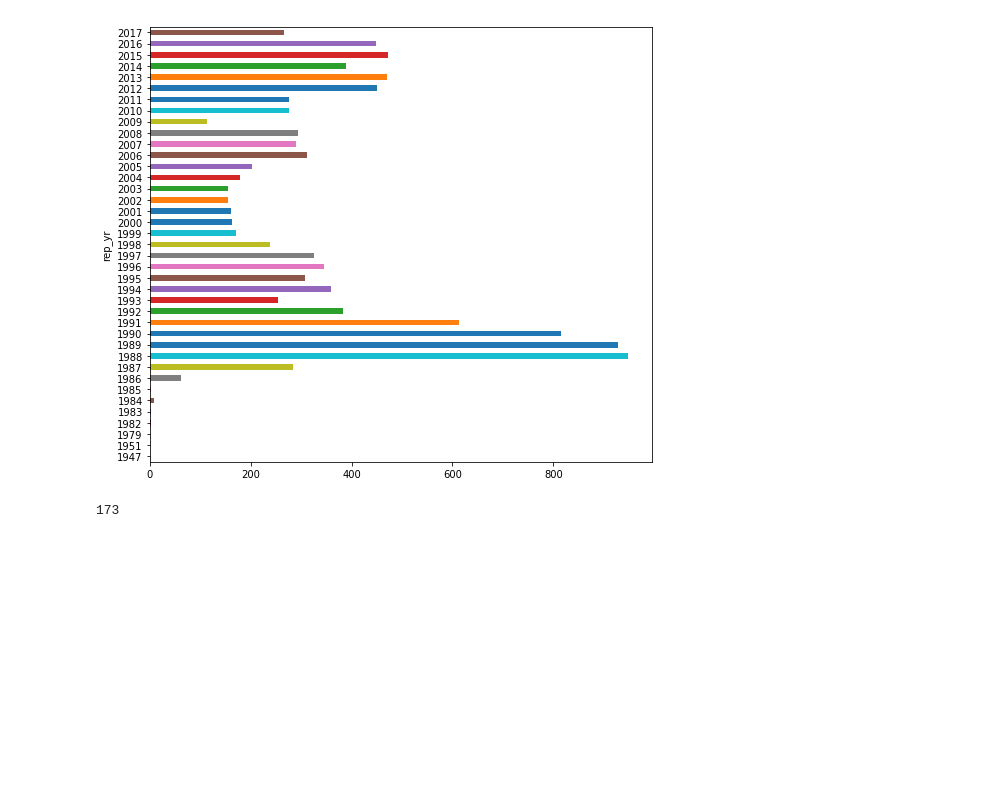
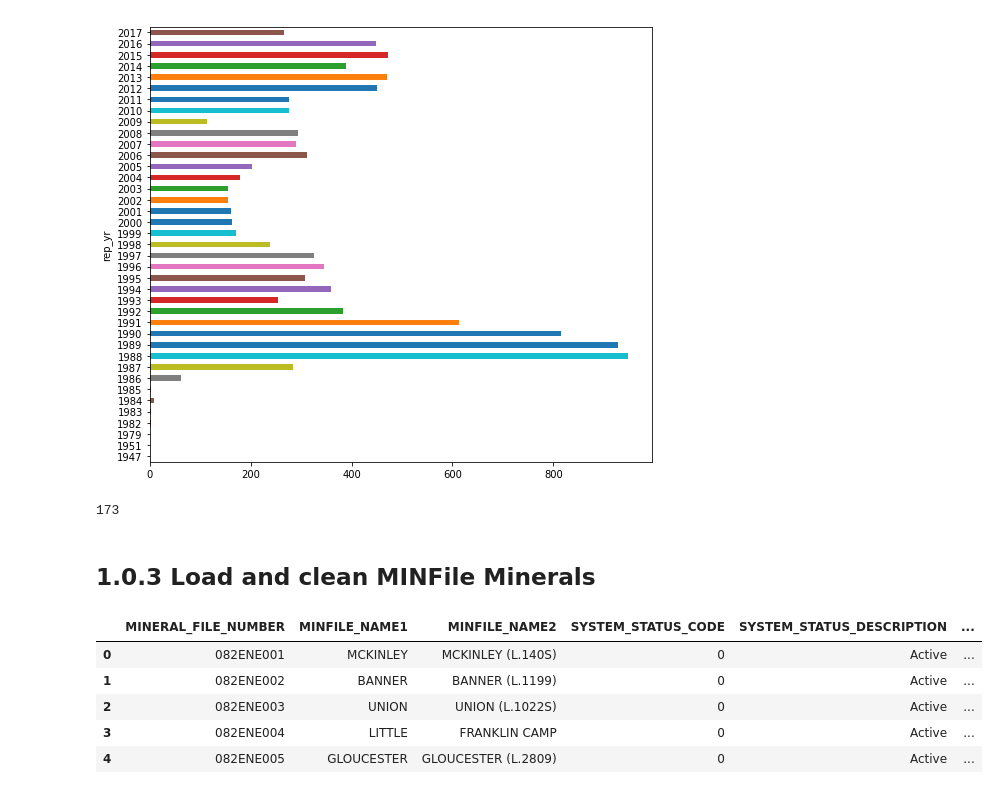
Before and after one commit to produvia/mapo, a Jupyter notebook: EDA/2018-04-01-minfile-analysis-datestamps.ipynb, the cells around one changed output. Saved outputs shown, nothing was run; the diff lists cells and outputs as text; code cells hidden in the pictures; blank space fills up the shorter version.

```diff
--- a/EDA/2018-04-01-minfile-analysis-datestamps.ipynb
+++ b/EDA/2018-04-01-minfile-analysis-datestamps.ipynb
@@ -240,3 +248,5 @@ gold = df_min[df_min.commodity == 'Cobalt']
 len(gold)
 # %% [output]
 173
+# %% [markdown]
+## 1.0.3 Load and clean MINFile Minerals
@@ -242,0 +255,9 @@ len(gold)
+# %%
+mf_minerals.head()
+# %% [output]
+|  | MINERAL_FILE_NUMBER | MINFILE_NAME1 | MINFILE_NAME2 | SYSTEM_STATUS_CODE | SYSTEM_STATUS_DESCRIPTION | ... |
+| 0 | 082ENE001 | MCKINLEY | MCKINLEY (L.140S) | 0 | Active | ... |
+| 1 | 082ENE002 | BANNER | BANNER (L.1199) | 0 | Active | ... |
+| 2 | 082ENE003 | UNION | UNION (L.1022S) | 0 | Active | ... |
+| 3 | 082ENE004 | LITTLE | FRANKLIN CAMP | 0 | Active | ... |
+| 4 | 082ENE005 | GLOUCESTER | GLOUCESTER (L.2809) | 0 | Active | ... |
```
Also changed, not shown: parts of 14 cells of this notebook.
